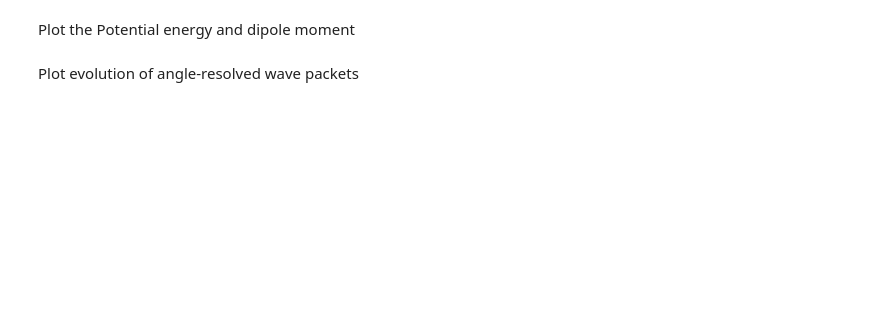
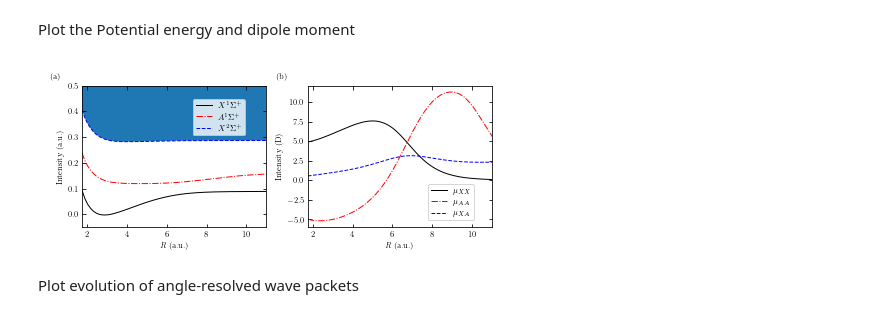
Before and after one commit to anfax/SciDataPlot, a Jupyter notebook: Python/Ionplot.ipynb, the cells around one changed output. Saved outputs shown, nothing was run; the diff lists cells and outputs as text; code cells hidden in the pictures; blank space fills up the shorter version.

```diff
--- a/Python/Ionplot.ipynb
+++ b/Python/Ionplot.ipynb
@@ -79,7 +79,7 @@ figureType="eps"
 timeUnit="fs"
 # %%
-# dir='D:\\doc\\data\\ion1test\\onepump2\\'
-dir='D:\\dataofpro\\'
+dir='D:\\doc\\data\\ion1test\\twopump\\2083\\'
+# dir='D:\\dataofpro\\'
 print('Working directory',dir)
 print("\n")
 f=open(dir+"alog.dat",encoding="utf-8")
@@ -203,46 +234,45 @@ plt.show()
 Plot the Potential energy and dipole moment
 # %%
 
-plt.figure(figsize=(cm_to_inch(8),cm_to_inch(13)))
-ax=plt.subplot(2,1,1)
+plt.figure(figsize=(cm_to_inch(8*2),cm_to_inch(6.5)))
+ax=plt.subplot(1,2,1)
 
 if os.path.exists(dir+"pott.dat"):
     data=np.loadtxt(dir+"Pott.dat")
 else:
     data=np.loadtxt(dir+"PotentialEnergy.dat")
 
 x=data[:,0]
 y1=data[:,1]
 y2=data[:,2]
 y3=data[:,3]
 #plt.grid(False)
 x=x
 y=y3
-setlabel(ax,'(a)')
+setlabelm(ax,'(a)',[-0.2,1.001])
 plt.xlabel('$\\textit{R}$ (a.u.)')
 plt.ylabel("Intensity (a.u.)")
 plt.plot(x,y1,'k-',x,y2,'r-.',x,y3,'b--')
 plt.xlim(1.75,11)
 plt.fill_between(x,y3,x,y3+0.2)
 plt.ylim(-0.05,0.5)
-plt.legend(['$X^1\Sigma^+$','$A^1 \Sigma ^+$','$X^2 \Sigma ^+$'],loc=0)
-ax=plt.subplot(2,1,2)
+plt.legend(['$X^1\\Sigma^+$','$A^1 \\Sigma ^+$','$X^2 \\Sigma ^+$'],loc=(0.6,0.65))
+ax=plt.subplot(1,2,2)
 if os.path.exists(dir+"Dipole.dat"):
     data=np.loadtxt(dir+"Dipole.dat")
 else:
     data=np.loadtxt(dir+"DipoleMoment.dat")
-
-x=data[:,0]
-y=data[:,2]
-setlabel(ax,'(b)')
+setlabelm(ax,'(b)',[-0.2,1.001])
 plt.xlabel("$\\textit{R}$  (a.u.)")
 plt.ylabel("Intensity (D)")
 plt.plot(data[:,0],data[:,1],'k-',data[:,0],data[:,2],'r-.',data[:,0],data[:,3],'b--')
 plt.xlim(1.75,11)
-plt.legend(["$\mu_{X^1\Sigma^+ - X^1\Sigma^+} $","$\mu_{A^1\Sigma^+ - A^1\Sigma^+} $","$\mu_{A^1\Sigma^+ - X^2\Sigma^+} $"],loc=0)
+plt.legend(["$\\mu_{XX} $","$\\mu_{AA} $","$\\mu_{XA} $"],loc=(0.65,0.05))
 plt.tight_layout()
 #plt.savefig(dir+"PotentialEnergyAndDipoleMent."+figureType,bbox_inches = 'tight',dpi=figureDPI)
 plt.show()
+# %% [output]
+[figure, added]
 # %% [markdown]
 Plot evolution of angle-resolved wave packets
 # %%
```
Also changed, not shown: parts of 29 cells of this notebook, 3 other files.
